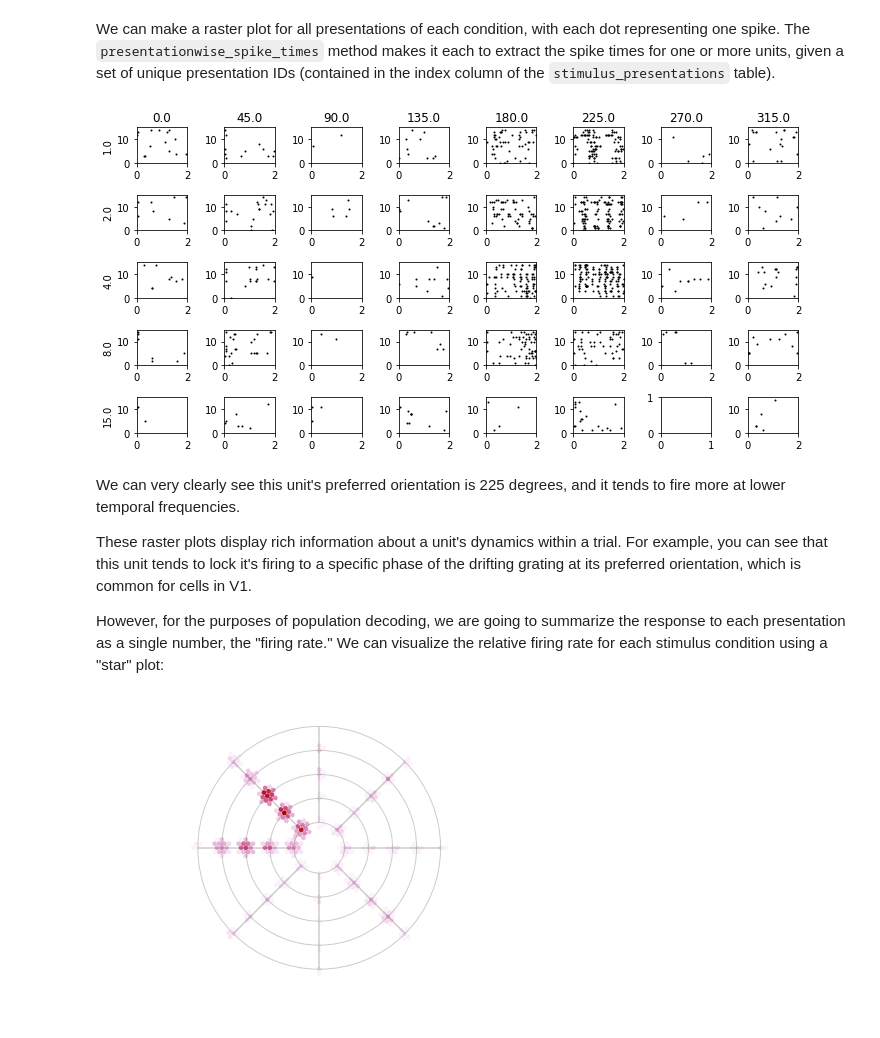
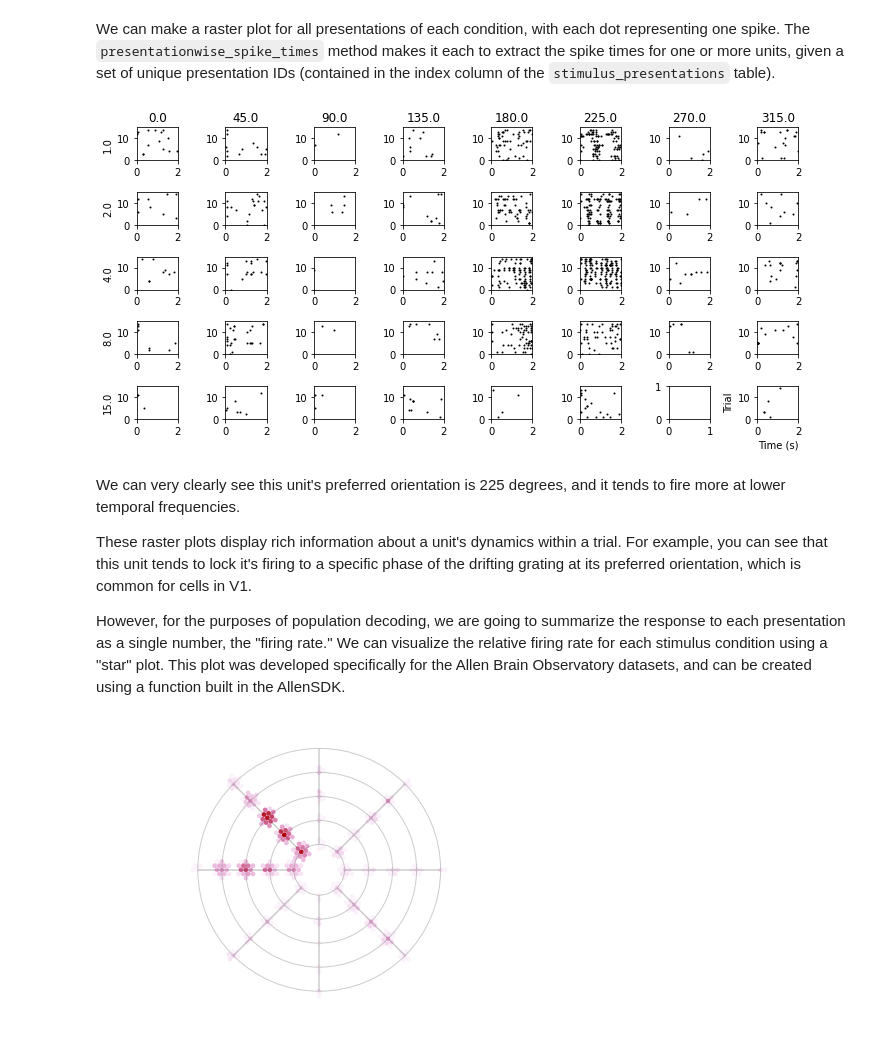
Before and after one commit to AllenSWDB/swdb_visualcoding_template, a Jupyter notebook: code/Day 2 - Tutorial 1.ipynb, the cells around one changed output. Saved outputs shown, nothing was run; the diff lists cells and outputs as text; code cells hidden in the pictures.

```diff
--- a/code/Day 2 - Tutorial 1.ipynb
+++ b/code/Day 2 - Tutorial 1.ipynb
@@ -224,40 +234,44 @@ We can make a raster plot for all presentations of each condition, with each dot
 plt.figure(figsize=(10,5))
 
 for tf_index, tf in enumerate(temporal_frequencies):
 
     for ori_idx, ori in enumerate(orientations):
 
         presentation_ids = stimulus_presentations_dg[
             (stimulus_presentations_dg.temporal_frequency == tf) &
             (stimulus_presentations_dg.orientation == ori)].index.values
 
         df = session.presentationwise_spike_times(presentation_ids, [unit_id])
 
         plt.subplot(len(temporal_frequencies),
                     len(orientations),
                     ori_idx + tf_index * len(orientations) + 1)
 
         if tf_index == 0:
             plt.title(ori)
 
         if ori_idx == 0:
             plt.ylabel(tf)
 
         if len(df) > 0:
             df['trial_index'] = presentation_ids.searchsorted(df.stimulus_presentation_id.values)
             plt.scatter(df['time_since_stimulus_presentation_onset'], df['trial_index'], s=1, c='k')
             plt.xlim([0, 2]) # each trial is 2 seconds long
             plt.ylim([0,len(presentation_ids)])
 
+        if ori_idx == 7 and tf_index == 4:
+            plt.xlabel('Time (s)')
+            plt.ylabel('Trial')
+
 plt.tight_layout()
 # %% [output]
-[figure, old version]
+[figure, new version]
 # %% [markdown]
 We can very clearly see this unit's preferred orientation is 225 degrees, and it tends to fire more at lower temporal frequencies.
 
 These raster plots display rich information about a unit's dynamics within a trial. For example, you can see that this unit tends to lock it's firing to a specific phase of the drifting grating at its preferred orientation, which is common for cells in V1.
 
-However, for the purposes of population decoding, we are going to summarize the response to each presentation as a single number, the "firing rate." We can visualize the relative firing rate for each stimulus condition using a "star" plot:
+However, for the purposes of population decoding, we are going to summarize the response to each presentation as a single number, the "firing rate." We can visualize the relative firing rate for each stimulus condition using a "star" plot. This plot was developed specifically for the Allen Brain Observatory datasets, and can be created using a function built in the AllenSDK.
 # %%
 from allensdk.brain_observatory.ecephys.stimulus_analysis.drifting_gratings import DriftingGratings
 dg = DriftingGratings(session)
```
Also changed, not shown: parts of 36 cells of this notebook, 1 other file.
